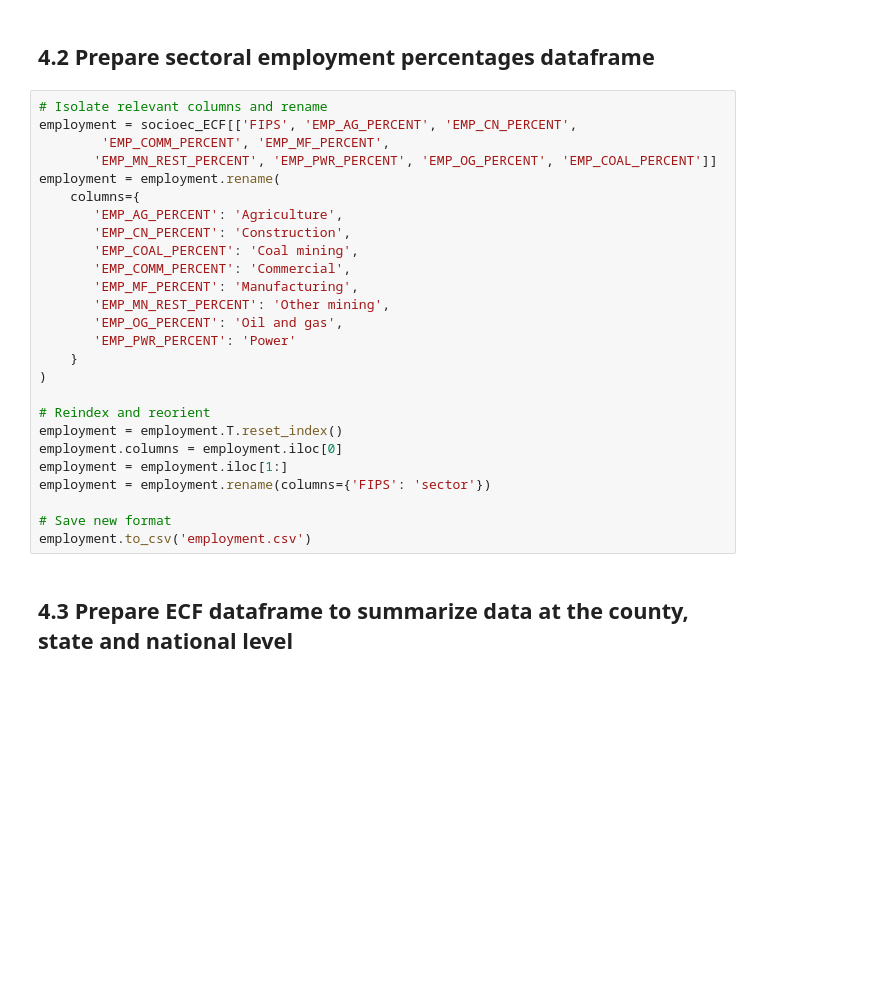
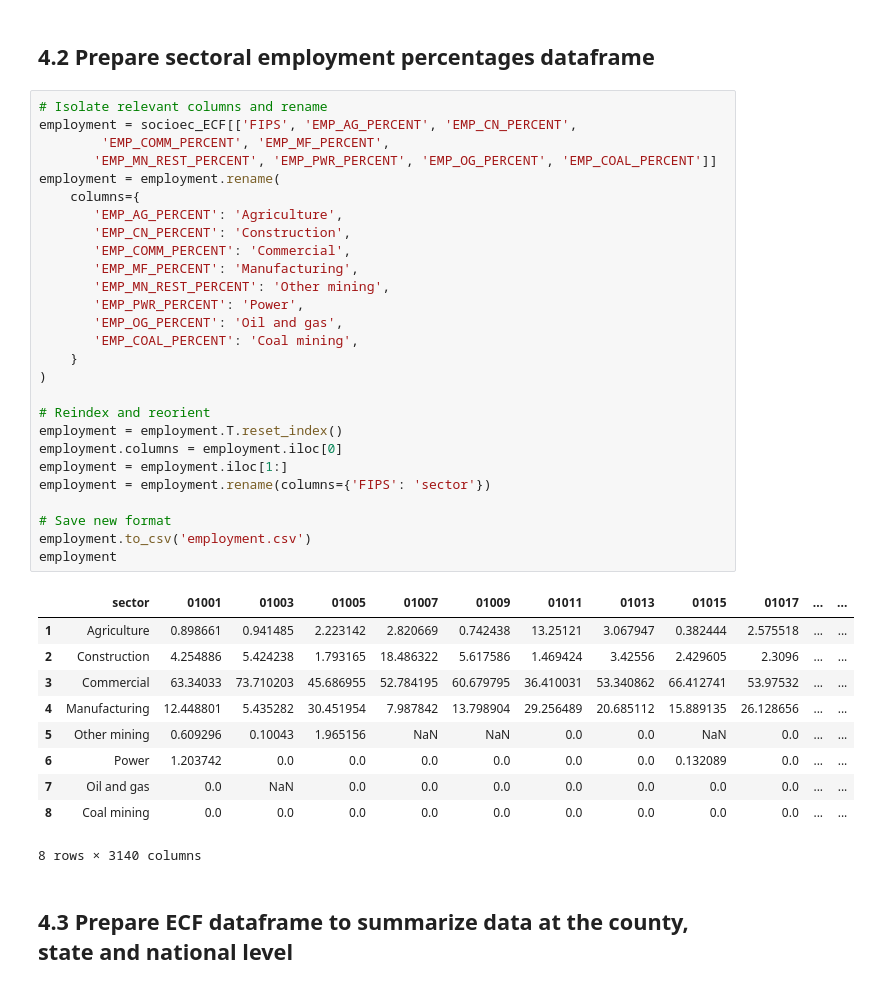
Before and after one commit to kailingraham/ecf-vis-tool, a Jupyter notebook: my-app/static/2024-01-17_ecf-vis-tool_dataprep.ipynb, the cells around one changed output. Drawn from its saved outputs; the diff is of its cells as text; blank space fills up the shorter version.

```diff
--- a/my-app/static/2024-01-17_ecf-vis-tool_dataprep.ipynb
+++ b/my-app/static/2024-01-17_ecf-vis-tool_dataprep.ipynb
@@ -272,29 +284,41 @@ emissions.to_csv('emissions.csv')
 # %%
 # Isolate relevant columns and rename
 employment = socioec_ECF[['FIPS', 'EMP_AG_PERCENT', 'EMP_CN_PERCENT',
         'EMP_COMM_PERCENT', 'EMP_MF_PERCENT',
        'EMP_MN_REST_PERCENT', 'EMP_PWR_PERCENT', 'EMP_OG_PERCENT', 'EMP_COAL_PERCENT']]
 employment = employment.rename(
     columns={
        'EMP_AG_PERCENT': 'Agriculture',
        'EMP_CN_PERCENT': 'Construction',
-       'EMP_COAL_PERCENT': 'Coal mining',
        'EMP_COMM_PERCENT': 'Commercial',
        'EMP_MF_PERCENT': 'Manufacturing',
        'EMP_MN_REST_PERCENT': 'Other mining',
+       'EMP_PWR_PERCENT': 'Power',
        'EMP_OG_PERCENT': 'Oil and gas',
-       'EMP_PWR_PERCENT': 'Power'
+       'EMP_COAL_PERCENT': 'Coal mining',
     }
 )
 
 # Reindex and reorient
 employment = employment.T.reset_index()
 employment.columns = employment.iloc[0]
 employment = employment.iloc[1:]
 employment = employment.rename(columns={'FIPS': 'sector'})
 
 # Save new format
 employment.to_csv('employment.csv')
+employment
+# %% [output]
+|  | sector | 01001 | 01003 | 01005 | 01007 | 01009 | 01011 | 01013 | 01015 | 01017 | ... | ... |
+| 1 | Agriculture | 0.898661 | 0.941485 | 2.223142 | 2.820669 | 0.742438 | 13.25121 | 3.067947 | 0.382444 | 2.575518 | ... | ... |
+| 2 | Construction | 4.254886 | 5.424238 | 1.793165 | 18.486322 | 5.617586 | 1.469424 | 3.42556 | 2.429605 | 2.3096 | ... | ... |
+| 3 | Commercial | 63.34033 | 73.710203 | 45.686955 | 52.784195 | 60.679795 | 36.410031 | 53.340862 | 66.412741 | 53.97532 | ... | ... |
+| 4 | Manufacturing | 12.448801 | 5.435282 | 30.451954 | 7.987842 | 13.798904 | 29.256489 | 20.685112 | 15.889135 | 26.128656 | ... | ... |
+| 5 | Other mining | 0.609296 | 0.10043 | 1.965156 | NaN | NaN | 0.0 | 0.0 | NaN | 0.0 | ... | ... |
+| 6 | Power | 1.203742 | 0.0 | 0.0 | 0.0 | 0.0 | 0.0 | 0.0 | 0.132089 | 0.0 | ... | ... |
+| 7 | Oil and gas | 0.0 | NaN | 0.0 | 0.0 | 0.0 | 0.0 | 0.0 | 0.0 | 0.0 | ... | ... |
+| 8 | Coal mining | 0.0 | 0.0 | 0.0 | 0.0 | 0.0 | 0.0 | 0.0 | 0.0 | 0.0 | ... | ... |
+8 rows × 3140 columns
 # %% [markdown]
 ## 4.3 Prepare ECF dataframe to summarize data at the county, state and national level
 # %%
```
Also changed, not shown: parts of 1 cell of this notebook, 1 other file.
